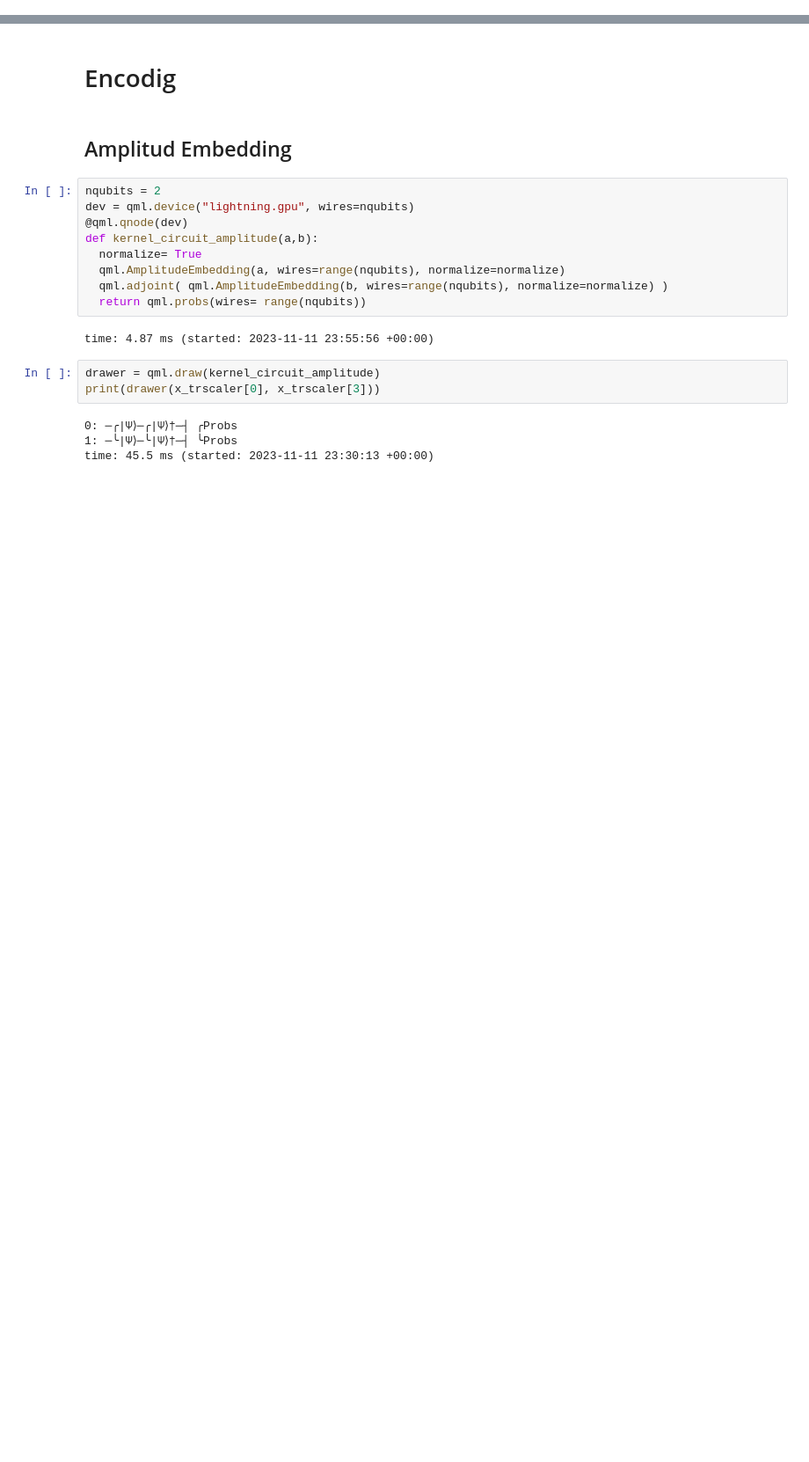
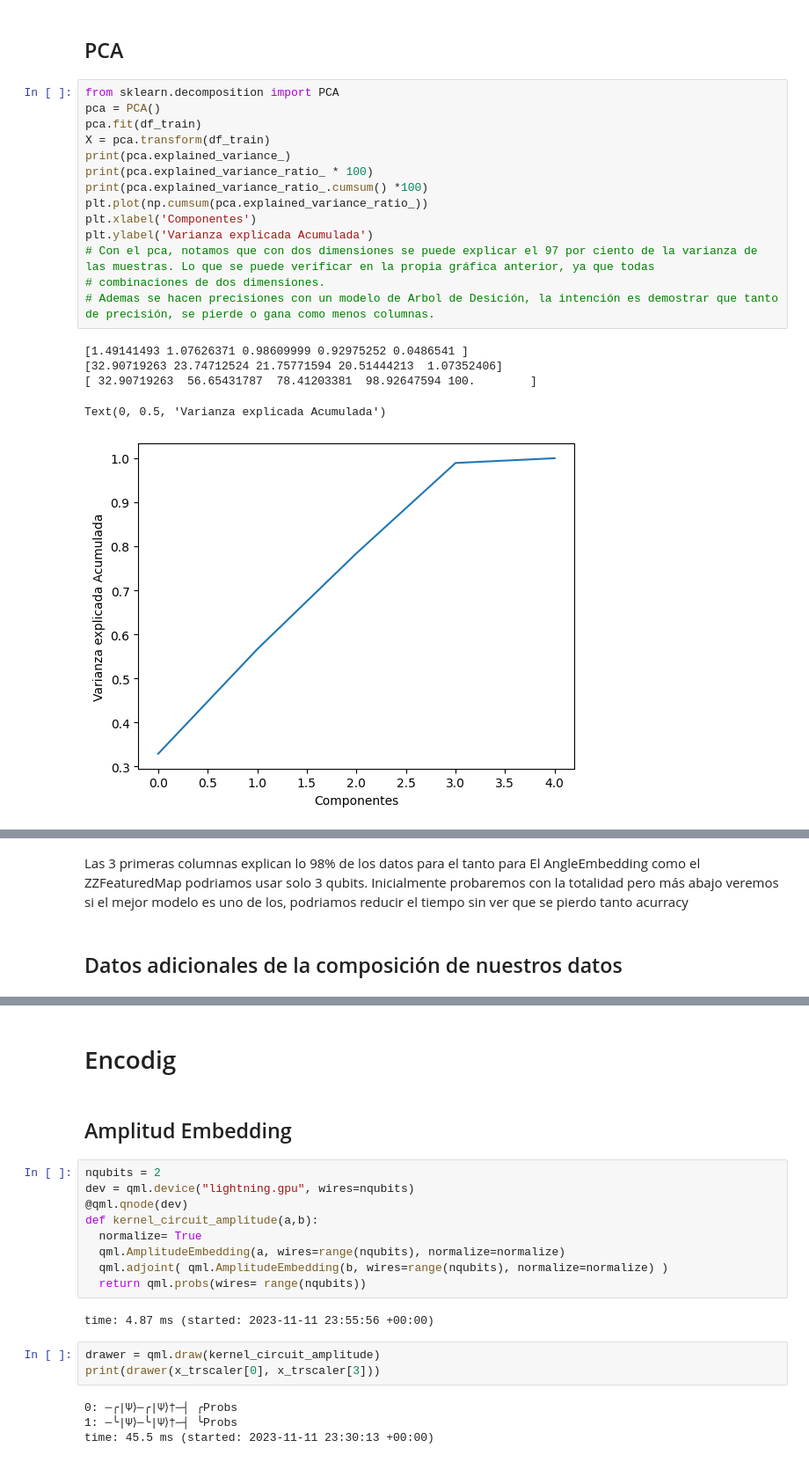
Before and after one commit to edmenciab733/ecc_qiskit_fallfest, a Jupyter notebook: challenge_quantumquipu.ipynb, the cells around one changed output, grey strips where cells are left out. Shown at 88% size. Drawn from its saved outputs; the diff is of its cells as text; blank space fills up the shorter version.

```diff
--- a/challenge_quantumquipu.ipynb
+++ b/challenge_quantumquipu.ipynb
@@ -48,0 +91,22 @@ time: 3.59 ms (started: 2023-11-11 23:29:50 +00:00)
+# %% [markdown]
+## PCA
+# %%
+from sklearn.decomposition import PCA
+pca = PCA()
+pca.fit(df_train)
+X = pca.transform(df_train)
+print(pca.explained_variance_)
+print(pca.explained_variance_ratio_ * 100)
+print(pca.explained_variance_ratio_.cumsum() *100)
+plt.plot(np.cumsum(pca.explained_variance_ratio_))
+plt.xlabel('Componentes')
+plt.ylabel('Varianza explicada Acumulada')
+# Con el pca, notamos que con dos dimensiones se puede explicar el 97 por ciento de la varianza de las muestras. Lo que se puede verificar en la propia gráfica anterior, ya que todas
+# combinaciones de dos dimensiones.
+# Ademas se hacen precisiones con un modelo de Arbol de Desición, la intención es demostrar que tanto de precisión, se pierde o gana como menos columnas.
+# %% [output]
+[1.49141493 1.07626371 0.98609999 0.92975252 0.0486541 ]
+[32.90719263 23.74712524 21.75771594 20.51444213  1.07352406]
+[ 32.90719263  56.65431787  78.41203381  98.92647594 100.        ]
+Text(0, 0.5, 'Varianza explicada Acumulada')
+[figure, added]
@@ -48,0 +114,4 @@ time: 3.59 ms (started: 2023-11-11 23:29:50 +00:00)
+# %% [markdown]
+Las 3 primeras columnas explican lo 98% de los datos para el tanto para El AngleEmbedding como el ZZFeaturedMap podriamos usar solo 3 qubits. Inicialmente probaremos con la totalidad pero más abajo veremos si el mejor modelo es uno de los, podriamos reducir el tiempo sin ver que se pierdo tanto acurracy
+# %% [markdown]
+## Datos adicionales de la composición de nuestros datos
```
Also changed, not shown: parts of 34 cells of this notebook.
